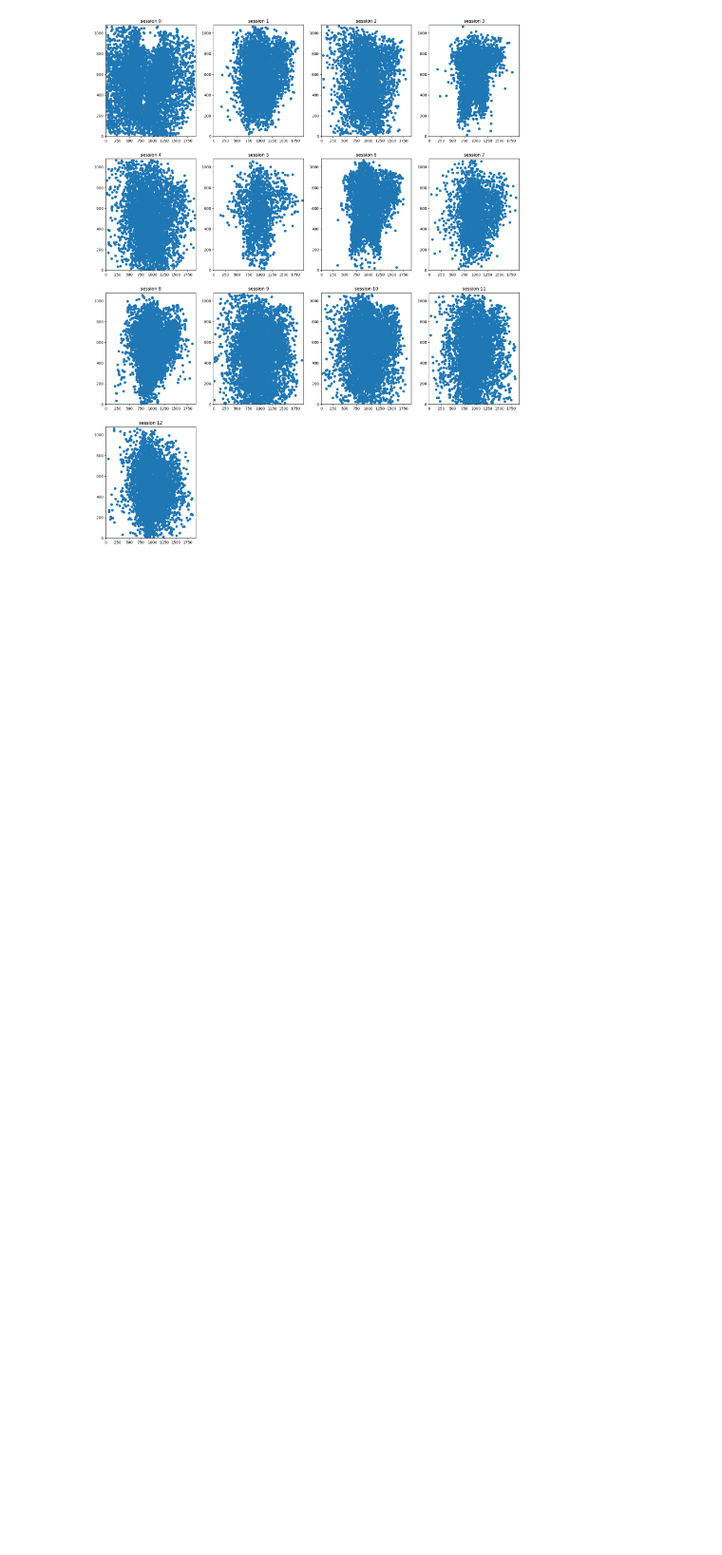
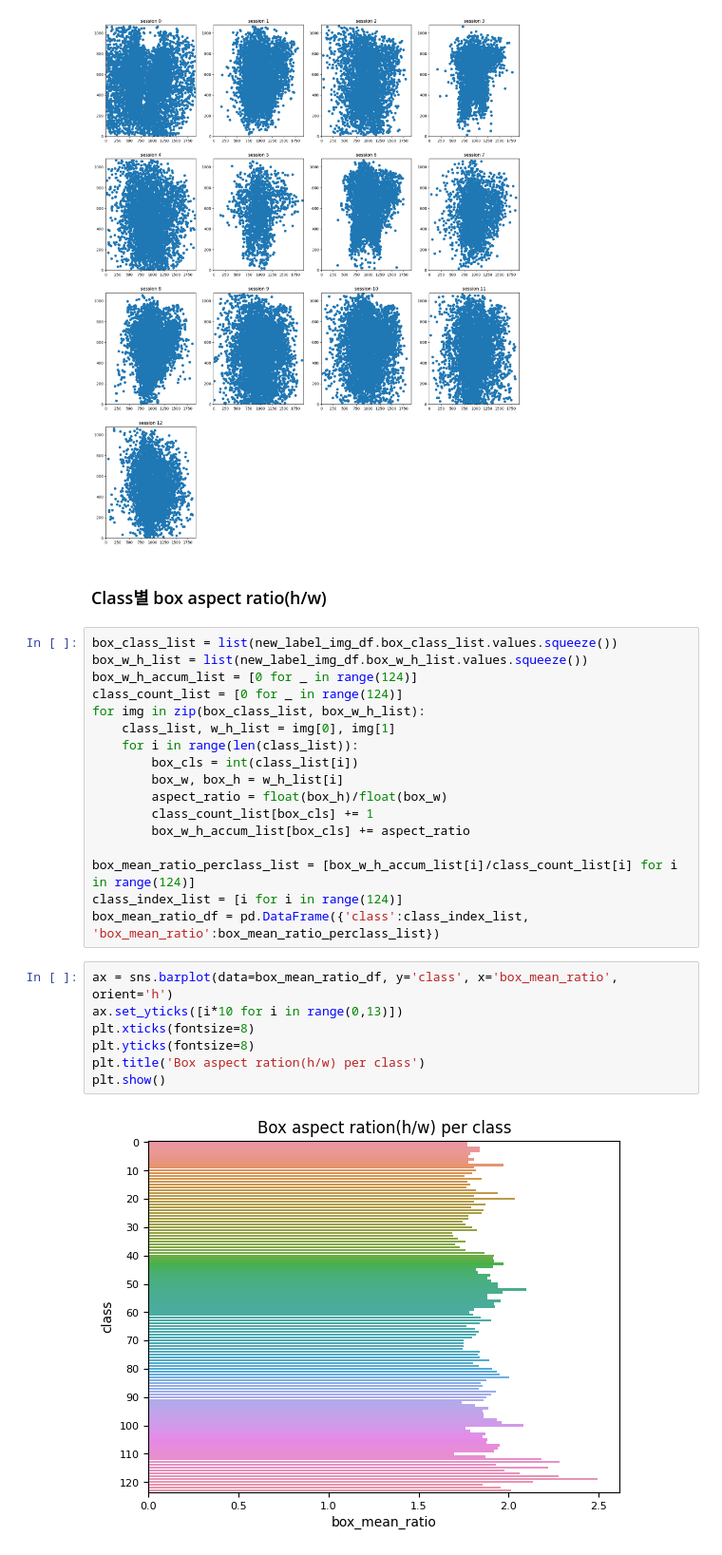
Before and after one commit to boostcampaitech4lv23cv1/final-project-level2-cv-05, a Jupyter notebook: EDA.ipynb, the cells around one changed output. Shown at 95% size. Saved outputs shown, nothing was run; the diff lists cells and outputs as text; blank space fills up the shorter version.

Commit message:
EDA - add aspect ratio analysis

```diff
--- a/EDA.ipynb
+++ b/EDA.ipynb
@@ -431,3 +434,31 @@ for session in sessions:
     plt.ylim(0,1080)
 # %% [output]
 [figure]
+# %% [markdown]
+### Class별 box aspect ratio(h/w)
+# %%
+box_class_list = list(new_label_img_df.box_class_list.values.squeeze())
+box_w_h_list = list(new_label_img_df.box_w_h_list.values.squeeze())
+box_w_h_accum_list = [0 for _ in range(124)]
+class_count_list = [0 for _ in range(124)]
+for img in zip(box_class_list, box_w_h_list):
+    class_list, w_h_list = img[0], img[1]
+    for i in range(len(class_list)):
+        box_cls = int(class_list[i])
+        box_w, box_h = w_h_list[i]
+        aspect_ratio = float(box_h)/float(box_w)
+        class_count_list[box_cls] += 1
+        box_w_h_accum_list[box_cls] += aspect_ratio
+
+box_mean_ratio_perclass_list = [box_w_h_accum_list[i]/class_count_list[i] for i in range(124)]
+class_index_list = [i for i in range(124)]
+box_mean_ratio_df = pd.DataFrame({'class':class_index_list, 'box_mean_ratio':box_mean_ratio_perclass_list})
+# %%
+ax = sns.barplot(data=box_mean_ratio_df, y='class', x='box_mean_ratio', orient='h')
+ax.set_yticks([i*10 for i in range(0,13)])
+plt.xticks(fontsize=8)
+plt.yticks(fontsize=8)
+plt.title('Box aspect ration(h/w) per class')
+plt.show()
+# %% [output]
+[figure, added]
```
Also changed, not shown: parts of 9 cells of this notebook.
